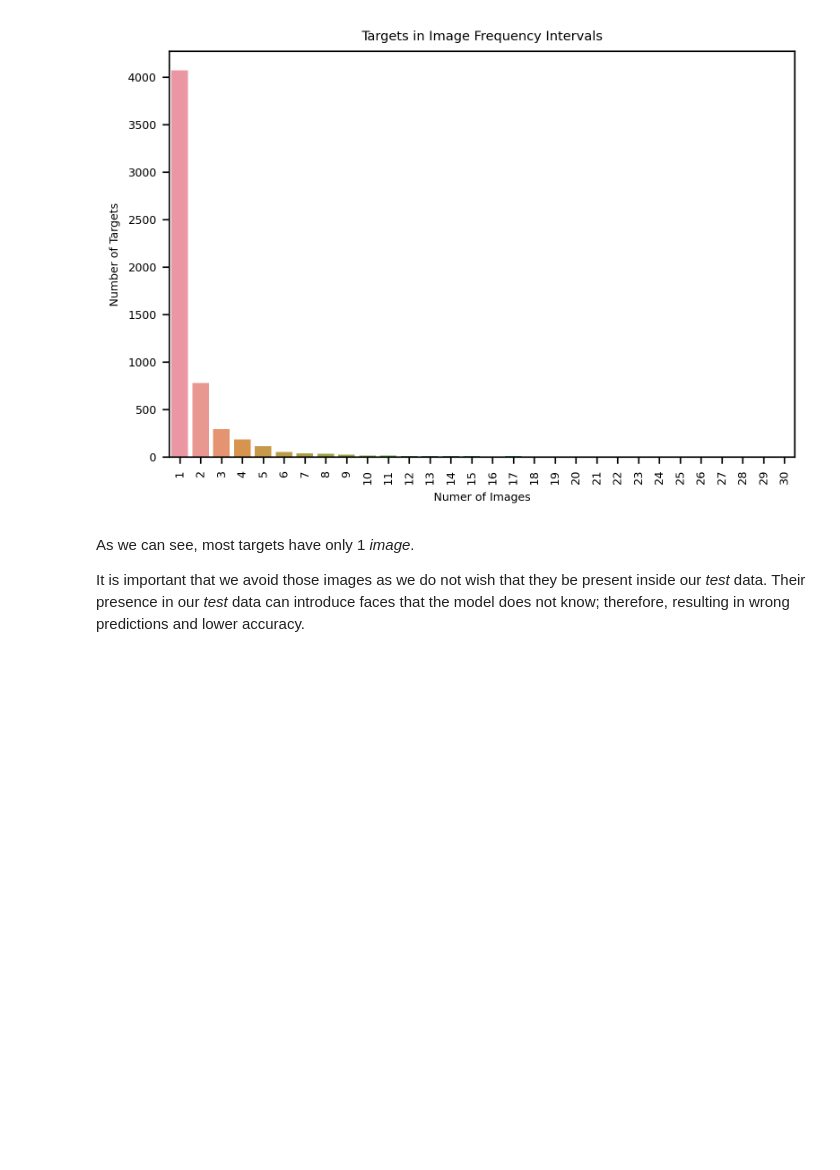
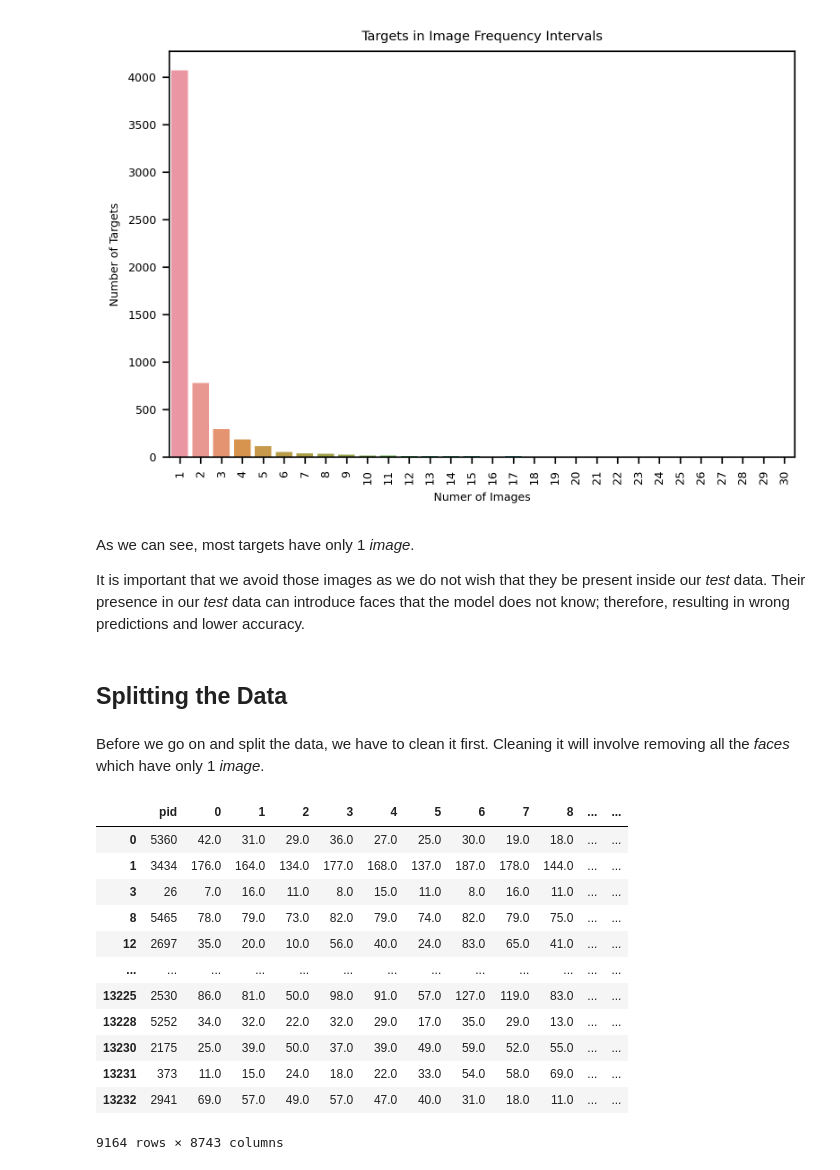
Before and after one commit to nizarmah/oracle, a Jupyter notebook: main.ipynb, the cells around one changed output. Saved outputs shown, nothing was run; the diff lists cells and outputs as text; code cells hidden in the pictures; blank space fills up the shorter version.

```diff
--- a/main.ipynb
+++ b/main.ipynb
@@ -136,3 +137,27 @@ As we can see, most targets have only 1 *image*.
 
 It is important that we avoid those images as we do not wish that they be present inside our *test* data.
 Their presence in our *test* data can introduce faces that the model does not know; therefore, resulting in wrong predictions and lower accuracy.
+# %% [markdown]
+## Splitting the Data
+# %% [markdown]
+Before we go on and split the data, we have to clean it first. Cleaning it will involve removing all the *faces* which have only 1 *image*.
+# %%
+targets_with_one_img = num_imgs_per_pid[num_imgs_per_pid == 1]
+
+filtered_df = df[df['pid'].map(lambda x: x not in targets_with_one_img)]
+
+filtered_df
+# %% [output]
+|  | pid | 0 | 1 | 2 | 3 | 4 | 5 | 6 | 7 | 8 | ... | ... |
+| 0 | 5360 | 42.0 | 31.0 | 29.0 | 36.0 | 27.0 | 25.0 | 30.0 | 19.0 | 18.0 | ... | ... |
+| 1 | 3434 | 176.0 | 164.0 | 134.0 | 177.0 | 168.0 | 137.0 | 187.0 | 178.0 | 144.0 | ... | ... |
+| 3 | 26 | 7.0 | 16.0 | 11.0 | 8.0 | 15.0 | 11.0 | 8.0 | 16.0 | 11.0 | ... | ... |
+| 8 | 5465 | 78.0 | 79.0 | 73.0 | 82.0 | 79.0 | 74.0 | 82.0 | 79.0 | 75.0 | ... | ... |
+| 12 | 2697 | 35.0 | 20.0 | 10.0 | 56.0 | 40.0 | 24.0 | 83.0 | 65.0 | 41.0 | ... | ... |
+| ... | ... | ... | ... | ... | ... | ... | ... | ... | ... | ... | ... | ... |
+| 13225 | 2530 | 86.0 | 81.0 | 50.0 | 98.0 | 91.0 | 57.0 | 127.0 | 119.0 | 83.0 | ... | ... |
+| 13228 | 5252 | 34.0 | 32.0 | 22.0 | 32.0 | 29.0 | 17.0 | 35.0 | 29.0 | 13.0 | ... | ... |
+| 13230 | 2175 | 25.0 | 39.0 | 50.0 | 37.0 | 39.0 | 49.0 | 59.0 | 52.0 | 55.0 | ... | ... |
+| 13231 | 373 | 11.0 | 15.0 | 24.0 | 18.0 | 22.0 | 33.0 | 54.0 | 58.0 | 69.0 | ... | ... |
+| 13232 | 2941 | 69.0 | 57.0 | 49.0 | 57.0 | 47.0 | 40.0 | 31.0 | 18.0 | 11.0 | ... | ... |
+9164 rows × 8743 columns
```
Also changed, not shown: parts of 10 cells of this notebook.
